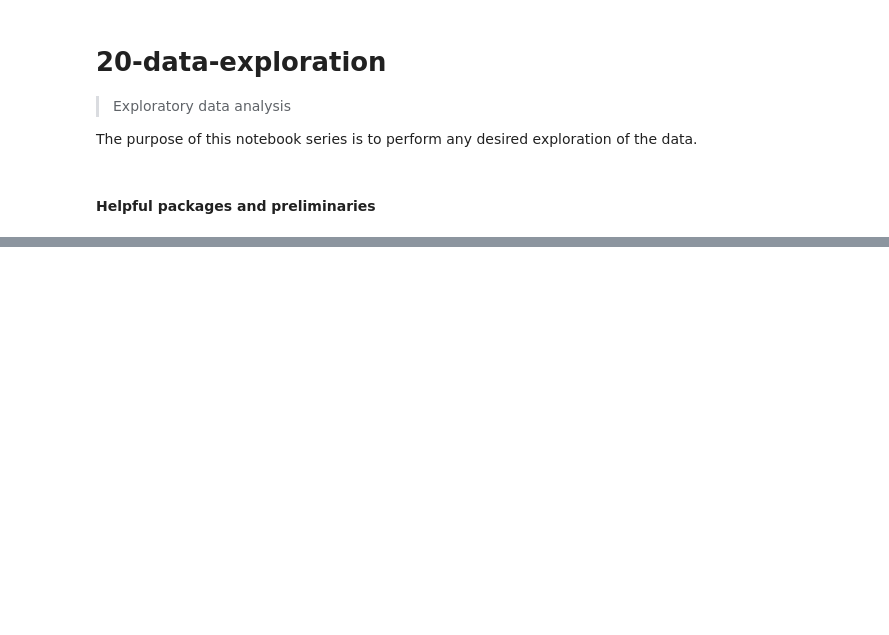
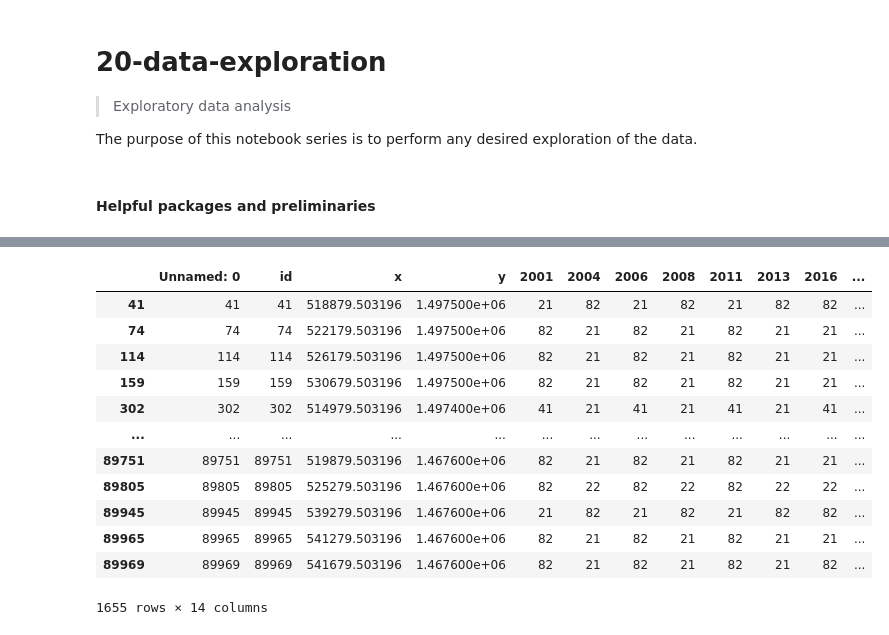
Before and after one commit to VandyDataScience/land-trust, a Jupyter notebook: 20-data-exploration.ipynb, the cells around one changed output, grey strips where cells are left out. Drawn from its saved outputs; the diff is of its cells as text; code cells hidden in the pictures; blank space fills up the shorter version.

```diff
--- a/20-data-exploration.ipynb
+++ b/20-data-exploration.ipynb
@@ -39,0 +131,16 @@ vp = sns.violinplot(data)
+# %%
+developed
+# %% [output]
+|  | Unnamed: 0 | id | x | y | 2001 | 2004 | 2006 | 2008 | 2011 | 2013 | 2016 | ... |
+| 41 | 41 | 41 | 518879.503196 | 1.497500e+06 | 21 | 82 | 21 | 82 | 21 | 82 | 82 | ... |
+| 74 | 74 | 74 | 522179.503196 | 1.497500e+06 | 82 | 21 | 82 | 21 | 82 | 21 | 21 | ... |
+| 114 | 114 | 114 | 526179.503196 | 1.497500e+06 | 82 | 21 | 82 | 21 | 82 | 21 | 21 | ... |
+| 159 | 159 | 159 | 530679.503196 | 1.497500e+06 | 82 | 21 | 82 | 21 | 82 | 21 | 21 | ... |
+| 302 | 302 | 302 | 514979.503196 | 1.497400e+06 | 41 | 21 | 41 | 21 | 41 | 21 | 41 | ... |
+| ... | ... | ... | ... | ... | ... | ... | ... | ... | ... | ... | ... | ... |
+| 89751 | 89751 | 89751 | 519879.503196 | 1.467600e+06 | 82 | 21 | 82 | 21 | 82 | 21 | 21 | ... |
+| 89805 | 89805 | 89805 | 525279.503196 | 1.467600e+06 | 82 | 22 | 82 | 22 | 82 | 22 | 22 | ... |
+| 89945 | 89945 | 89945 | 539279.503196 | 1.467600e+06 | 21 | 82 | 21 | 82 | 21 | 82 | 82 | ... |
+| 89965 | 89965 | 89965 | 541279.503196 | 1.467600e+06 | 82 | 21 | 82 | 21 | 82 | 21 | 21 | ... |
+| 89969 | 89969 | 89969 | 541679.503196 | 1.467600e+06 | 82 | 21 | 82 | 21 | 82 | 21 | 82 | ... |
+1655 rows × 14 columns
```
Also changed, not shown: parts of 17 cells of this notebook, 3 other files.
